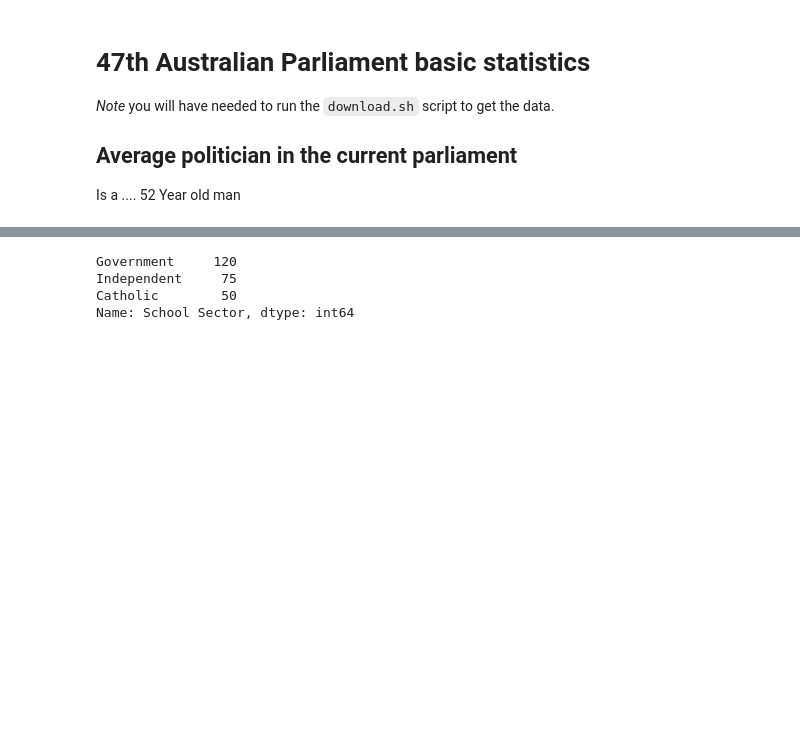
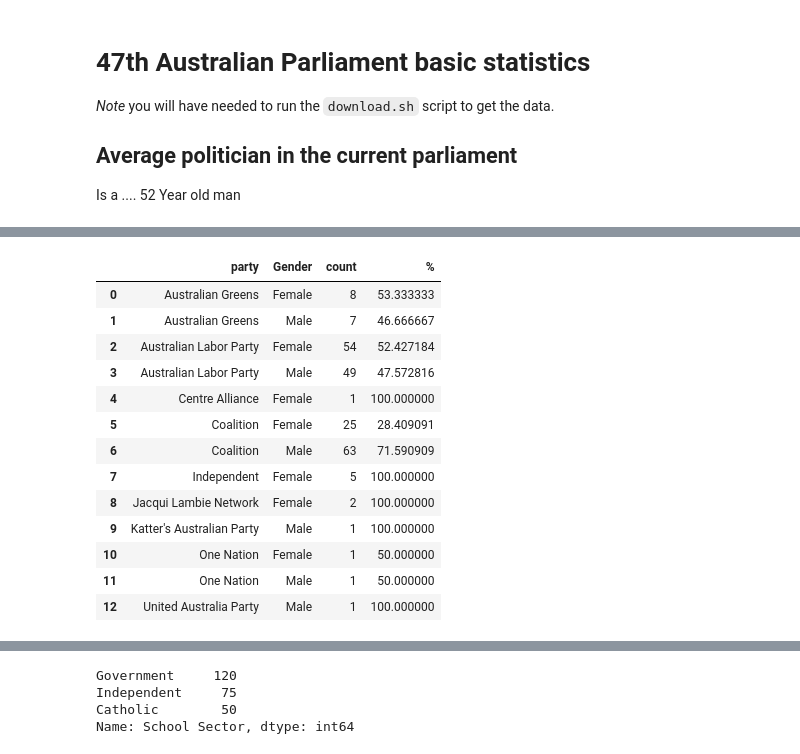
Before and after one commit to Mappboy/apemap, a Jupyter notebook: notebooks/analysis.ipynb, the cells around one changed output, grey strips where cells are left out. Drawn from its saved outputs; the diff is of its cells as text; code cells hidden in the pictures; blank space fills up the shorter version.

```diff
--- a/notebooks/analysis.ipynb
+++ b/notebooks/analysis.ipynb
@@ -58,3 +61,19 @@ DatabaseError: Execution failed on sql 'SELECT * from vw_minister_aph': no such
 # %%
-party_counts = ministers.groupby(["party", "gender_ident"]).size().reset_index(name='count')
+party_counts = ministers.groupby(["party", "Gender"]).size().reset_index(name='count')
+party_counts["%"] = (party_counts["count"] / party_counts.groupby("party")["count"].transform("sum")) * 100
 party_counts
+# %% [output]
+|  | party | Gender | count | % |
+| 0 | Australian Greens | Female | 8 | 53.333333 |
+| 1 | Australian Greens | Male | 7 | 46.666667 |
+| 2 | Australian Labor Party | Female | 54 | 52.427184 |
+| 3 | Australian Labor Party | Male | 49 | 47.572816 |
+| 4 | Centre Alliance | Female | 1 | 100.000000 |
+| 5 | Coalition | Female | 25 | 28.409091 |
+| 6 | Coalition | Male | 63 | 71.590909 |
+| 7 | Independent | Female | 5 | 100.000000 |
+| 8 | Jacqui Lambie Network | Female | 2 | 100.000000 |
+| 9 | Katter's Australian Party | Male | 1 | 100.000000 |
+| 10 | One Nation | Female | 1 | 50.000000 |
+| 11 | One Nation | Male | 1 | 50.000000 |
+| 12 | United Australia Party | Male | 1 | 100.000000 |
```
Also changed, not shown: parts of 16 cells of this notebook, 7 other files.
